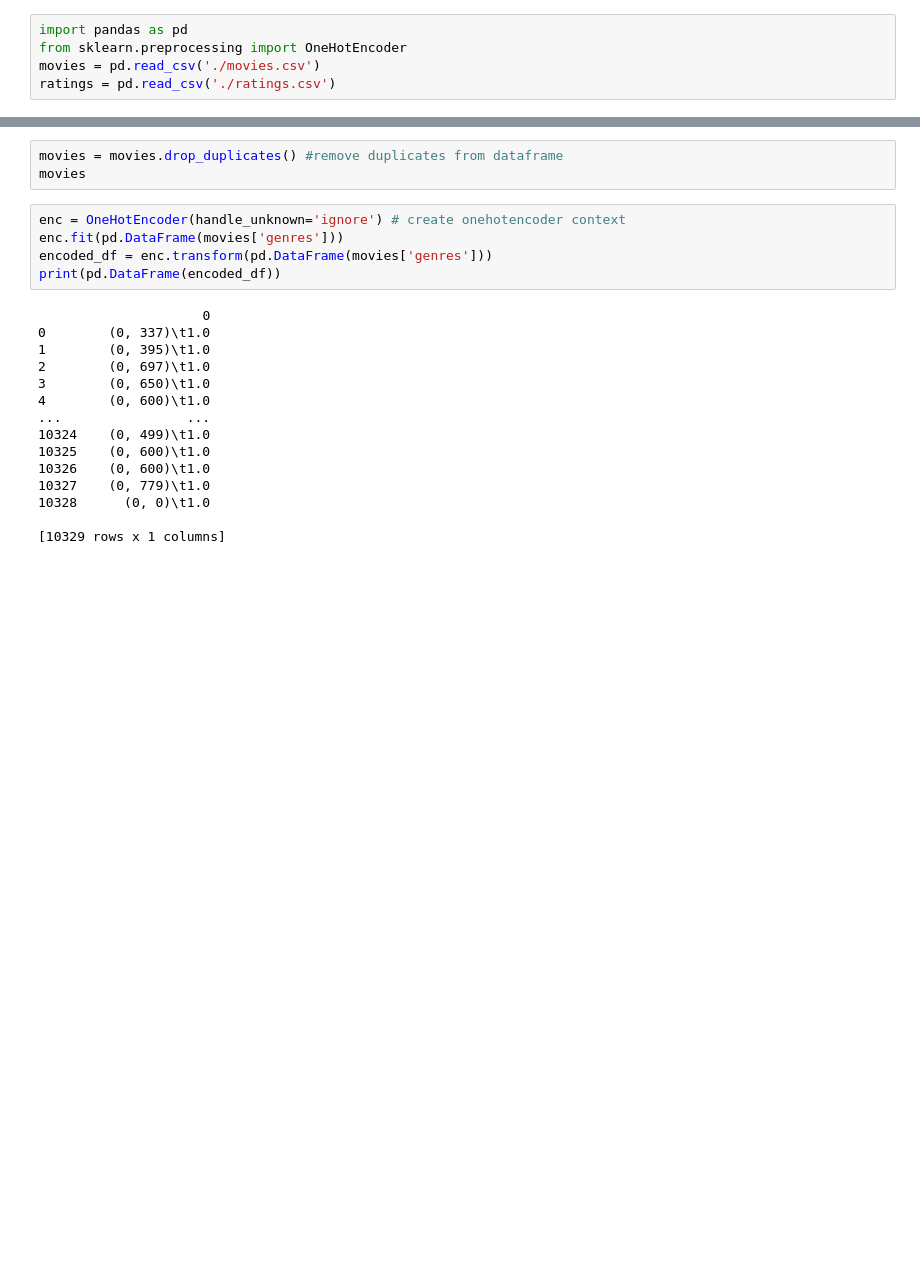
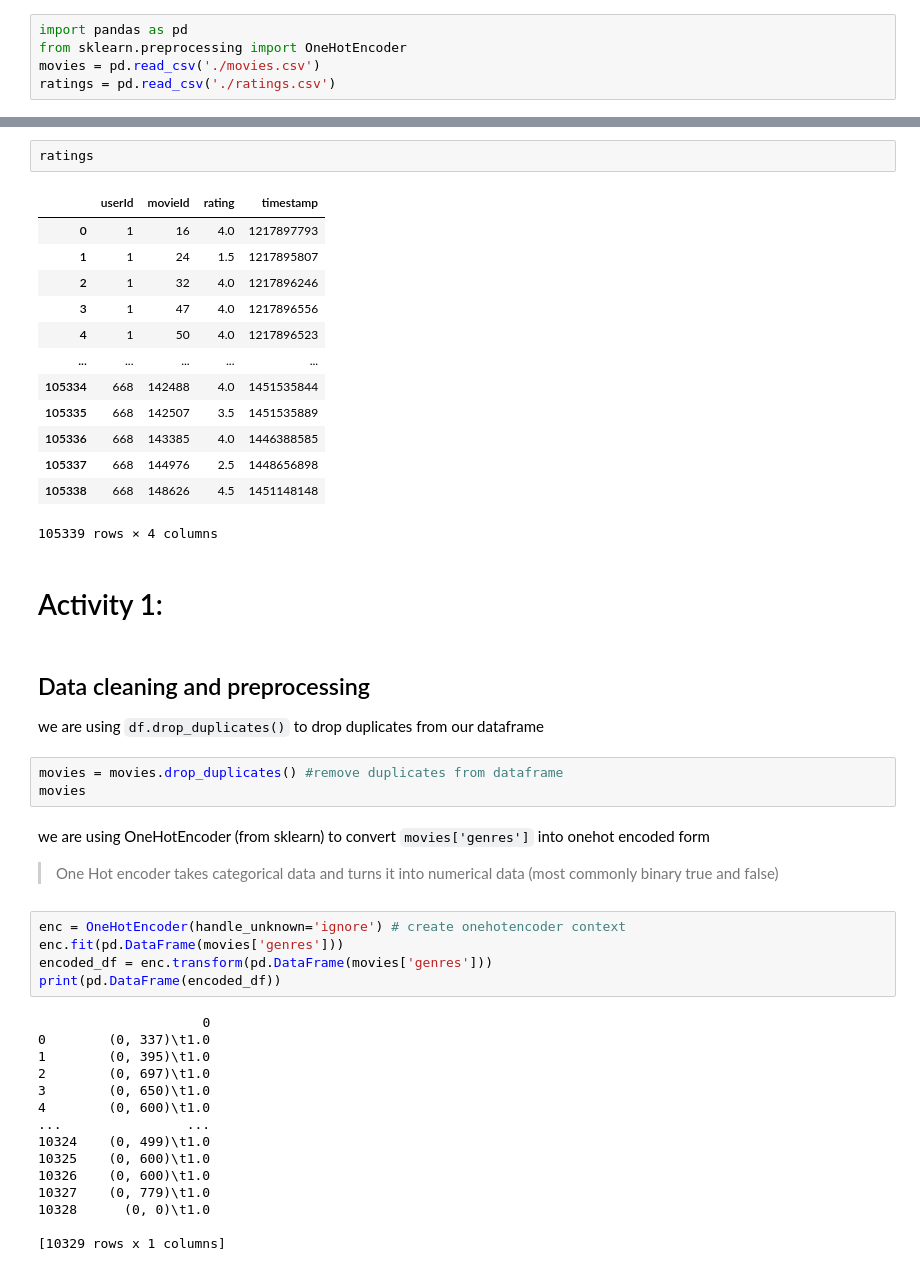
Before and after one commit to thecountrox/datascience_notebooks, a Jupyter notebook: RecommendationSystem.ipynb, the cells around one changed output, grey strips where cells are left out. Cells and saved outputs as stored; diff of their text form; blank space fills up the shorter version.

```diff
--- a/RecommendationSystem.ipynb
+++ b/RecommendationSystem.ipynb
@@ -6,6 +34,32 @@ ratings = pd.read_csv('./ratings.csv')
+# %%
+ratings
+# %% [output]
+|  | userId | movieId | rating | timestamp |
+| 0 | 1 | 16 | 4.0 | 1217897793 |
+| 1 | 1 | 24 | 1.5 | 1217895807 |
+| 2 | 1 | 32 | 4.0 | 1217896246 |
+| 3 | 1 | 47 | 4.0 | 1217896556 |
+| 4 | 1 | 50 | 4.0 | 1217896523 |
+| ... | ... | ... | ... | ... |
+| 105334 | 668 | 142488 | 4.0 | 1451535844 |
+| 105335 | 668 | 142507 | 3.5 | 1451535889 |
+| 105336 | 668 | 143385 | 4.0 | 1446388585 |
+| 105337 | 668 | 144976 | 2.5 | 1448656898 |
+| 105338 | 668 | 148626 | 4.5 | 1451148148 |
+105339 rows × 4 columns
+# %% [markdown]
+# Activity 1:
+# %% [markdown]
+## Data cleaning and preprocessing
+we are using `df.drop_duplicates()` to drop duplicates from our dataframe
 # %%
 movies = movies.drop_duplicates() #remove duplicates from dataframe
 movies
+# %% [markdown]
+we are using OneHotEncoder (from sklearn) to convert `movies['genres']` into onehot encoded form
+
+
+> One Hot encoder takes categorical data and turns it into numerical data (most commonly binary true and false)
 # %%
 enc = OneHotEncoder(handle_unknown='ignore') # create onehotencoder context
 enc.fit(pd.DataFrame(movies['genres']))
```
Also changed, not shown: parts of 8 cells of this notebook.
